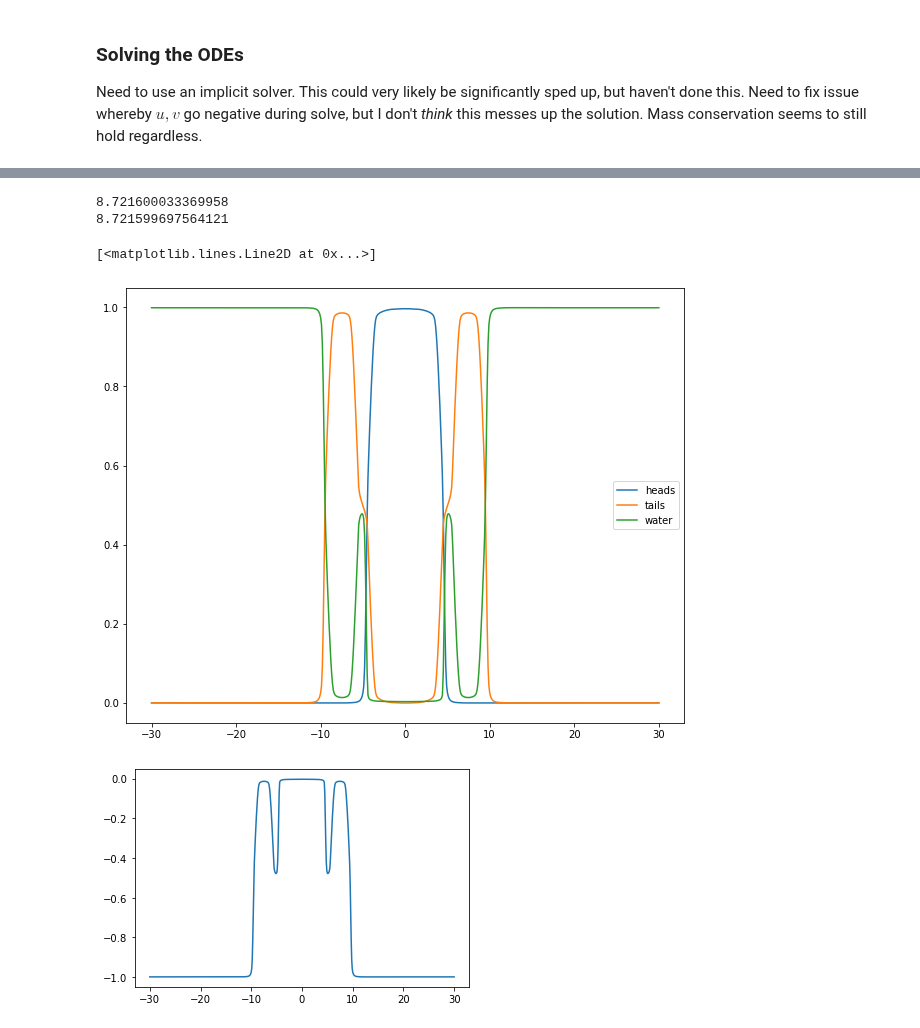
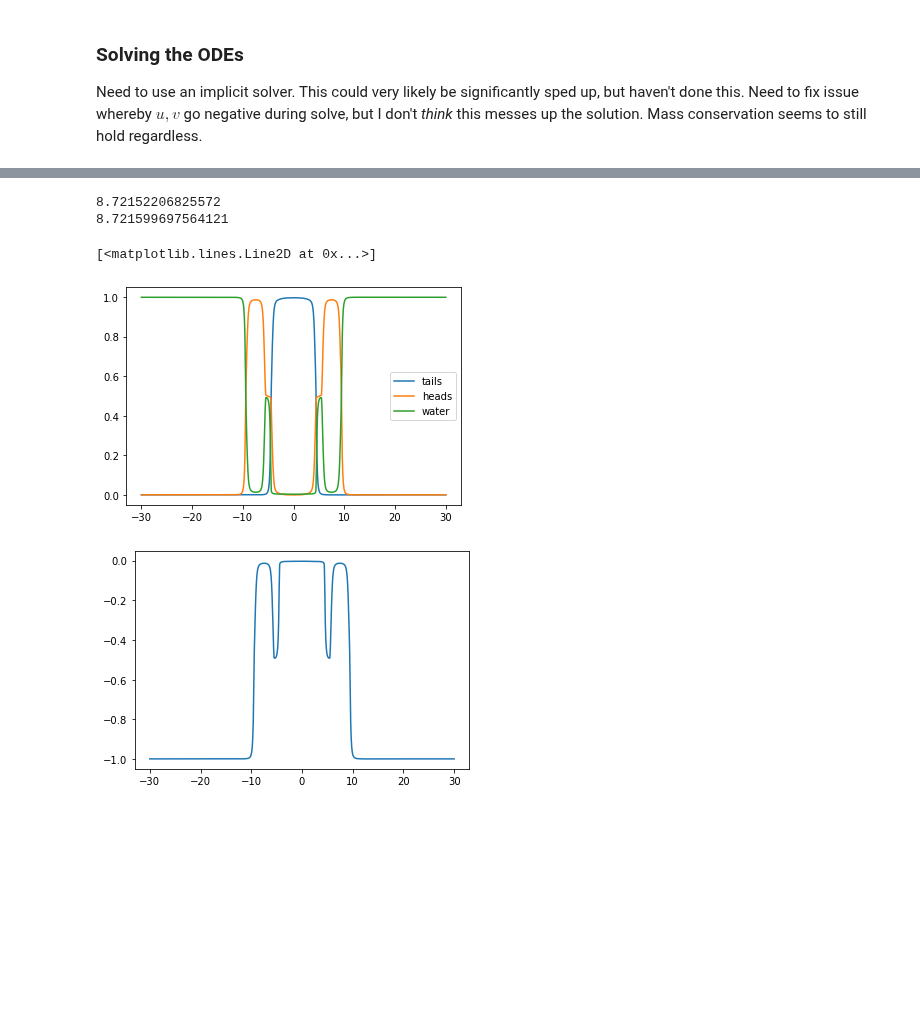
Before and after one commit to rgbrown/lipids, a Jupyter notebook: notebooks/1D Lipids.ipynb, the cells around one changed output, grey strips where cells are left out. Saved outputs shown, nothing was run; the diff lists cells and outputs as text; code cells hidden in the pictures; blank space fills up the shorter version.

```diff
--- a/notebooks/1D Lipids.ipynb
+++ b/notebooks/1D Lipids.ipynb
@@ -117,7 +124,7 @@ N = x.shape[0]
 
 # Parameters
 eps = 5 # Needs to be a multiple of dx
-K = 1e-4
+K = 1e-4 # 1e-4 seems to work
 alpha = 8
 
 beta = 1
@@ -127,10 +134,10 @@ n_eps = int(np.round(eps/dx)) # number of grid points to shift
 
 # Set up shifting functions - again using periodic boundary conditions
 def tau_e_plus(y):
-    return np.roll(y, -n_eps)
+    return np.roll(y, n_eps)
 
 def tau_e_minus(y):
-    return np.roll(y, +n_eps)
+    return np.roll(y, -n_eps)
 # %% [markdown]
 ### Interaction kernel
 
@@ -194,14 +213,14 @@ def plot_solution(u, v):
     tails = u + v
     heads = tau_e_minus(u) + tau_e_plus(v)
     water = 1 - heads - tails
-    plt.figure(figsize=(10, 8))
     plt.plot(x, tails, x, heads, x, water)
-    plt.legend(('heads', 'tails', 'water'))
+    plt.legend(('tails', 'heads', 'water'))
 
-plt.figure(figsize=(10, 8))
+plt.subplots(1,2, figsize=(14, 6))
+plt.subplot(1,2,1)
 plt.plot(x, u0, x, v0)
 plt.legend(('$u_0$', '$v_0$'))
 plt.title('Initial conditions')
-plt.figure()
+plt.subplot(1,2,2)
 plot_solution(u0, v0)
 # %% [output]
@@ -216,7 +233,7 @@ Need to use an implicit solver. This could very likely be significantly sped up,
 from scipy.integrate import solve_ivp
 
 y0 = np.concatenate((u0, v0))
-soln = solve_ivp(rhs_bp, np.arange(0, 10), y0, method='Radau')
+soln = solve_ivp(rhs_bp, (0, 2), y0, method='Radau')
 
 # Plot the solution
 u = soln.y[0:N, -1]
@@ -227,21 +244,28 @@ plot_solution(u, v)
 # %%
+def get_uv_by_index(soln, idx):
+    u = soln.y[0:N, idx]
+    v = soln.y[N:, idx]
+    return (u, v)
+
+
+
 def plot_solution_by_index(soln, idx):
     u = soln.y[0:N, idx]
     v = soln.y[N:, idx]
     plot_solution(u, v)
 
 # Check conservation has held
 print(sum(u + v)*dx)
 print(sum(u0 + v0)*dx)
 plot_solution_by_index(soln, -1)
 
 # Check non-negativity is true
 mu = u + tau_e_minus(u) + v + tau_e_plus(v) - 1
 plt.figure()
 plt.plot(x, mu)
 # %% [output]
-8.721600033369958
+8.72152206825572
 8.721599697564121
 [<matplotlib.lines.Line2D at 0x...>]
-[figure, old version]
+[figure, new version]
-[figure, old version]
+[figure, new version]
```
Also changed, not shown: parts of 6 cells of this notebook.
